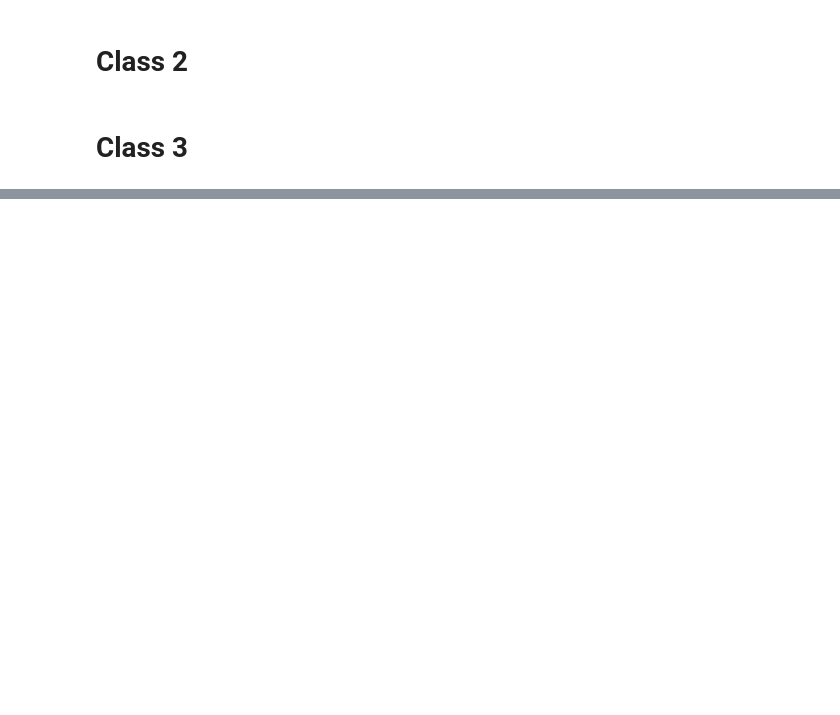
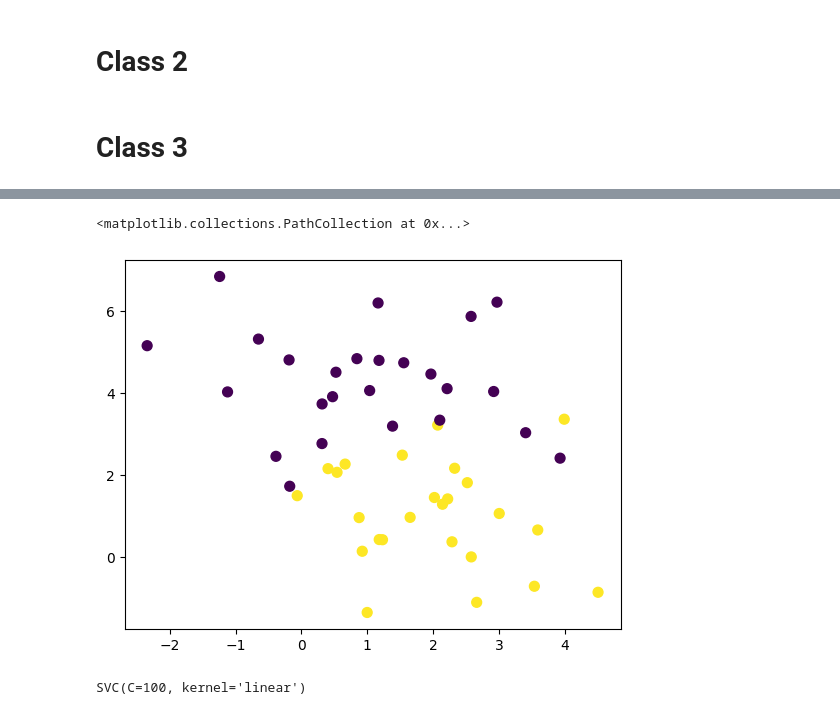
Before and after one commit to Aimermer/schulich_data_science, a Jupyter notebook: Final_Review.ipynb, the cells around one changed output, grey strips where cells are left out. Drawn from its saved outputs; the diff is of its cells as text; code cells hidden in the pictures; blank space fills up the shorter version.

```diff
--- a/Final_Review.ipynb
+++ b/Final_Review.ipynb
@@ -111,0 +571,10 @@ df['date'] = pd.to_datetime(df['date'])
+# %%
+plt.scatter(X[:,0], X[:,1], c=y, s=50)
+# %% [output]
+<matplotlib.collections.PathCollection at 0x...>
+[figure, added]
+# %%
+svm_clf = SVC(kernel='linear', C=100)
+svm_clf.fit(X,y)
+# %% [output]
+SVC(C=100, kernel='linear')
```
Also changed, not shown: parts of 61 cells of this notebook, 7 other files.
